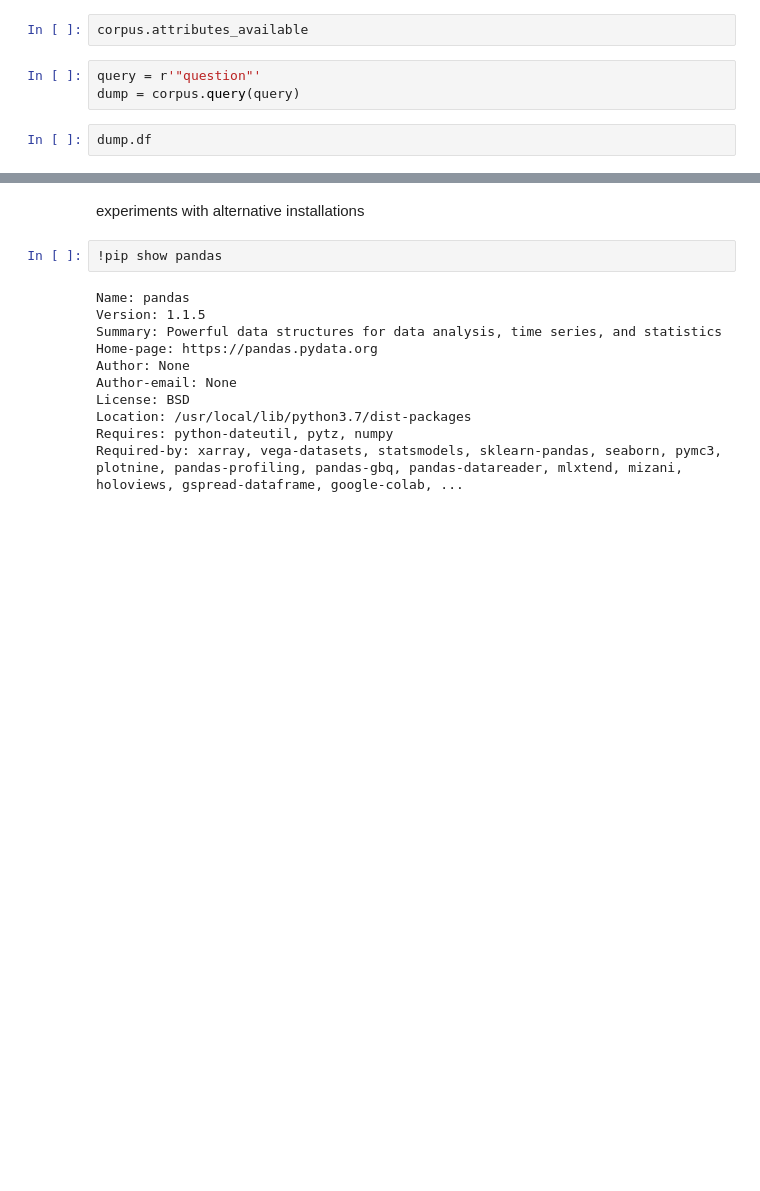
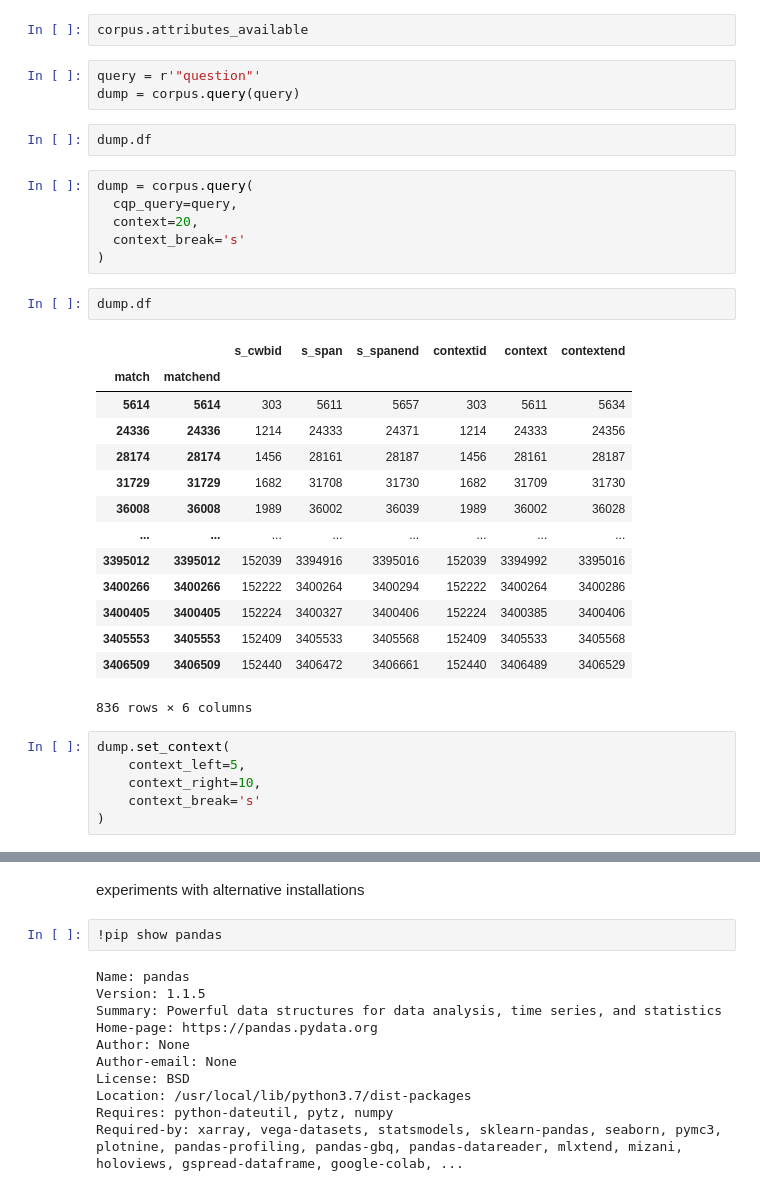
Before and after one commit to bogdanbabych/experiments_NLTK, a Jupyter notebook: cwb2021experimentsV04.ipynb, the cells around one changed output, grey strips where cells are left out. Cells and saved outputs as stored; diff of their text form; blank space fills up the shorter version.

```diff
--- a/cwb2021experimentsV04.ipynb
+++ b/cwb2021experimentsV04.ipynb
@@ -254,3 +254,32 @@ query = r'"question"'
 dump = corpus.query(query)
 # %%
 dump.df
+# %%
+dump = corpus.query(
+  cqp_query=query,
+  context=20,
+  context_break='s'
+)
+# %%
+dump.df
+# %% [output]
+|  |  | s_cwbid | s_span | s_spanend | contextid | context | contextend |
+| match | matchend |  |  |  |  |  |  |
+| 5614 | 5614 | 303 | 5611 | 5657 | 303 | 5611 | 5634 |
+| 24336 | 24336 | 1214 | 24333 | 24371 | 1214 | 24333 | 24356 |
+| 28174 | 28174 | 1456 | 28161 | 28187 | 1456 | 28161 | 28187 |
+| 31729 | 31729 | 1682 | 31708 | 31730 | 1682 | 31709 | 31730 |
+| 36008 | 36008 | 1989 | 36002 | 36039 | 1989 | 36002 | 36028 |
+| ... | ... | ... | ... | ... | ... | ... | ... |
+| 3395012 | 3395012 | 152039 | 3394916 | 3395016 | 152039 | 3394992 | 3395016 |
+| 3400266 | 3400266 | 152222 | 3400264 | 3400294 | 152222 | 3400264 | 3400286 |
+| 3400405 | 3400405 | 152224 | 3400327 | 3400406 | 152224 | 3400385 | 3400406 |
+| 3405553 | 3405553 | 152409 | 3405533 | 3405568 | 152409 | 3405533 | 3405568 |
+| 3406509 | 3406509 | 152440 | 3406472 | 3406661 | 152440 | 3406489 | 3406529 |
+836 rows × 6 columns
+# %%
+dump.set_context(
+    context_left=5,
+    context_right=10,
+    context_break='s'
+)
```
Also changed, not shown: parts of 7 cells of this notebook.
